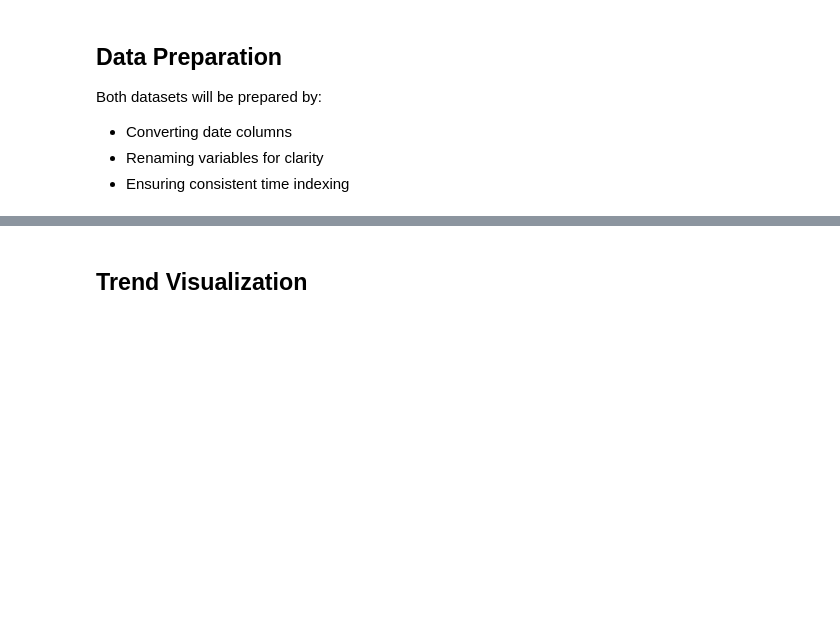
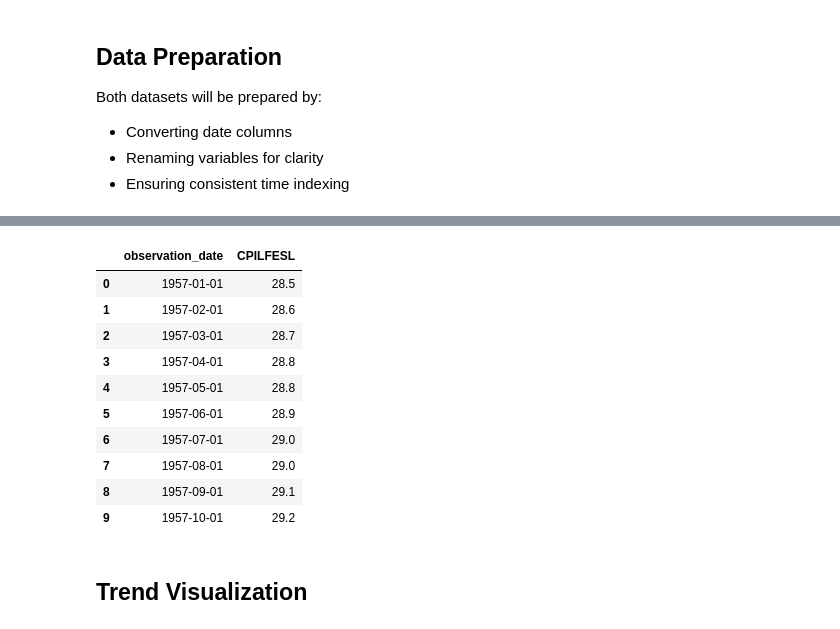
Before and after one commit to DwanjaiOprien/nuclear-energy-fiscal-analysis, a Jupyter notebook: fredNotebookAnalysis/inflation_analysis.ipynb, the cells around one changed output, grey strips where cells are left out. Saved outputs shown, nothing was run; the diff lists cells and outputs as text; code cells hidden in the pictures; blank space fills up the shorter version.

```diff
--- a/fredNotebookAnalysis/inflation_analysis.ipynb
+++ b/fredNotebookAnalysis/inflation_analysis.ipynb
@@ -139,2 +155,17 @@ Both datasets will be prepared by:
+# %%
+inflation['observation_date'] = pd.to_datetime(inflation['observation_date'])
+inflation.head(10) # IGNORE for report this is just to check if column was
+# %% [output]
+|  | observation_date | CPILFESL |
+| 0 | 1957-01-01 | 28.5 |
+| 1 | 1957-02-01 | 28.6 |
+| 2 | 1957-03-01 | 28.7 |
+| 3 | 1957-04-01 | 28.8 |
+| 4 | 1957-05-01 | 28.8 |
+| 5 | 1957-06-01 | 28.9 |
+| 6 | 1957-07-01 | 29.0 |
+| 7 | 1957-08-01 | 29.0 |
+| 8 | 1957-09-01 | 29.1 |
+| 9 | 1957-10-01 | 29.2 |
 # %% [markdown]
 ## Trend Visualization
```
Also changed, not shown: parts of 3 cells of this notebook.
